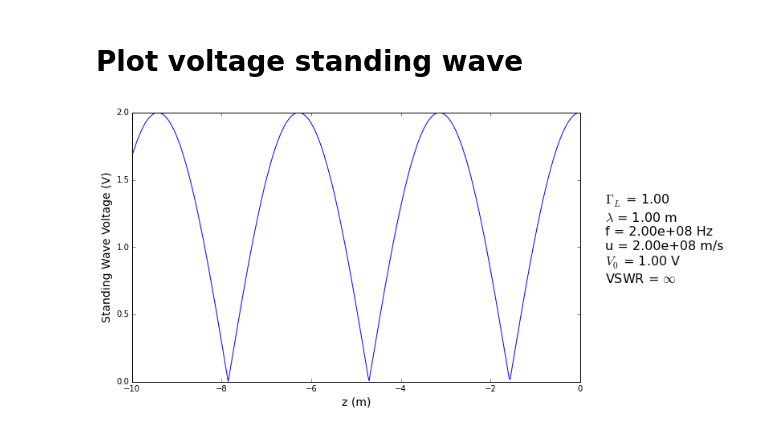
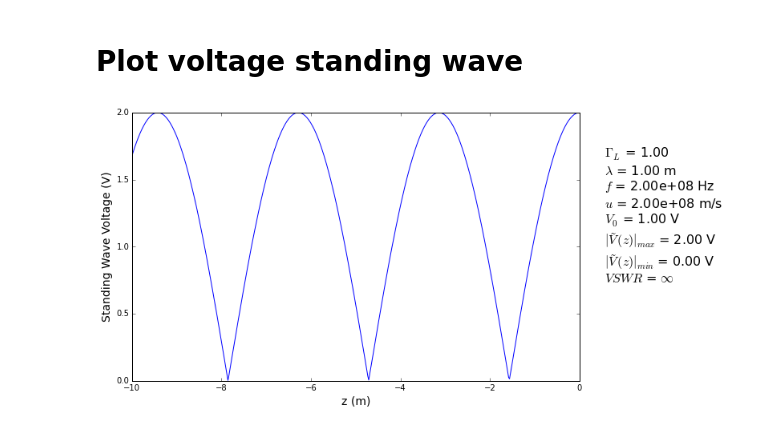
Before and after one commit to gregnordin/ECEn360_W15, a Jupyter notebook: notebooks/01d_more_standingwaves.ipynb, the cells around one changed output. Cells and saved outputs as stored; diff of their text form; code cells hidden in the pictures.

```diff
--- a/notebooks/01d_more_standingwaves.ipynb
+++ b/notebooks/01d_more_standingwaves.ipynb
@@ -43,35 +43,37 @@ def plotstandingwave(v0,f,beta,gammaLmagnitude,gammaLphase_deg):
     z = np.linspace(zmin,zmax,numpnts)
     gammaLphase_rad = np.radians(gammaLphase_deg)
     vstandingwave = standingwave(v0,f,beta,z,gammaLmagnitude,gammaLphase_rad)
     standingwavemax = max(vstandingwave)
     standingwavemin = min(vstandingwave)
     if standingwavemin > 1.0e-2:
         vswr_text = standingwavemax/standingwavemin
-        vswr_text = '\nVSWR = %.2f' % vswr_text
+        vswr_text = '\n$VSWR$ = %.2f' % vswr_text
     else:
-        vswr_text = '\nVSWR = $\infty$'
+        vswr_text = '\n$VSWR$ = $\infty$'
     # Set up text for plot label
     reflcoeffcmplx = gammaLmagnitude * complex(np.cos(gammaLphase_rad),np.sin(gammaLphase_rad))
     labeltext = '$\Gamma_L$ = ' + complextostring(reflcoeffcmplx)
     labeltext += '\n$\lambda$ = %.2f m' % wavelength_m
-    labeltext += '\nf = %.2e Hz' % frequency_Hz
-    labeltext += '\nu = %.2e m/s' % u_mps
+    labeltext += '\n$f$ = %.2e Hz' % frequency_Hz
+    labeltext += '\n$u$ = %.2e m/s' % u_mps
     labeltext += '\n$V_0$ = %.2f V' % v0
+    labeltext += '\n$|\~V (z)|_{max}$ = %.2f V' % standingwavemax
+    labeltext += '\n$|\~V (z)|_{min}$ = %.2f V' % standingwavemin
     labeltext += vswr_text
     # Create plot
     plt.plot(z,vstandingwave)
     fig = plt.gcf()
     fig.set_size_inches(10,6)
     plt.ylim(0,2.0)
     plt.xlabel('z (m)',fontsize=14)
     plt.ylabel('Standing Wave Voltage (V)',fontsize=14)
     plt.text(0.55,0.75,labeltext,fontsize=16)
 
 interact(plotstandingwave,
          v0=fixed(v0),
          f=fixed(frequency_Hz),
          beta=fixed(wavelength_m),
          gammaLmagnitude=(0.0,1.0,0.1),
          gammaLphase_deg=(-180,180,10));
 # %% [output]
-[figure, old version]
+[figure, new version]
```
